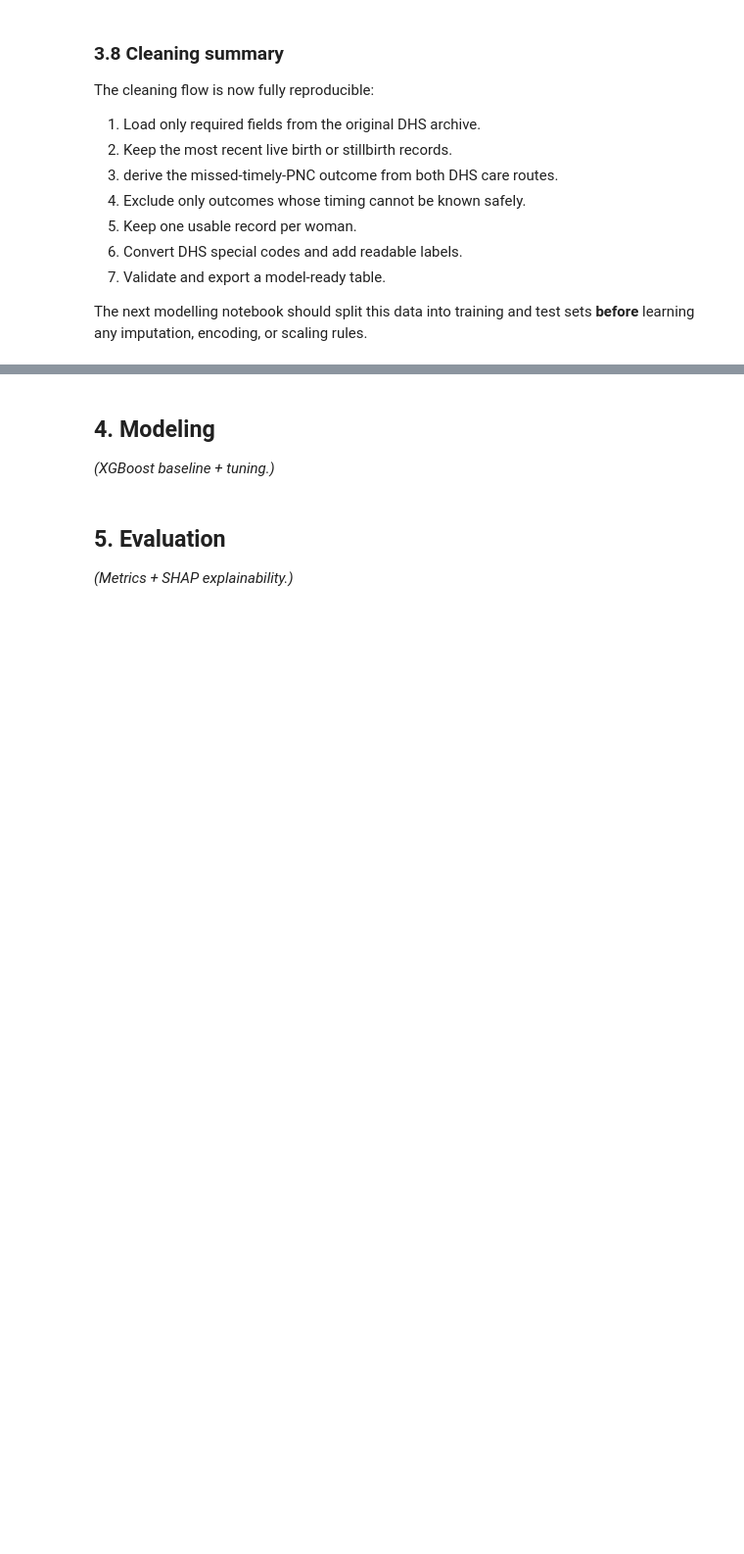
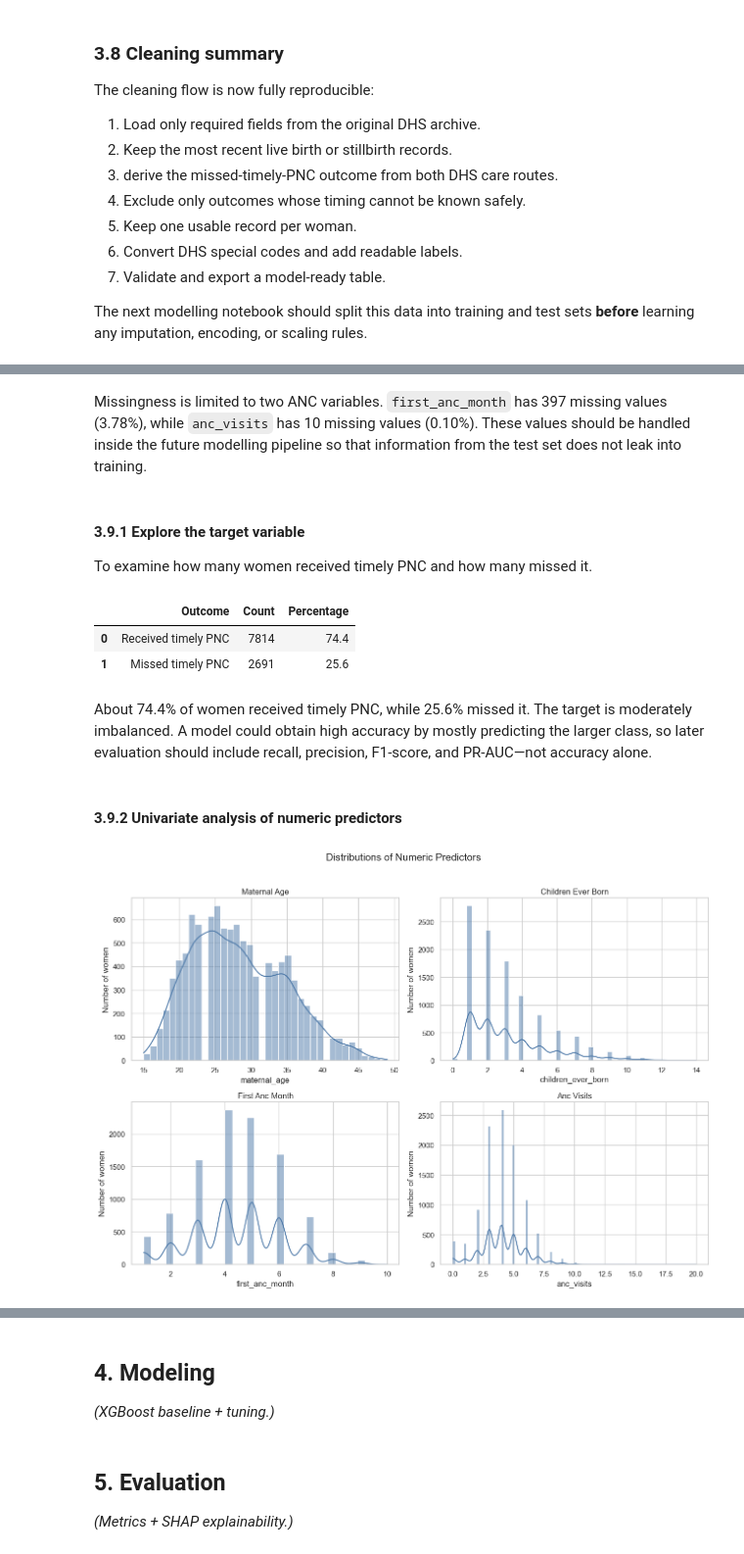
Before and after one commit to dr-baridiminer/Maternal_Health_PNC_Risk_Stratification_Capstone, a Jupyter notebook: notebooks/00_full_project.ipynb, the cells around one changed output, grey strips where cells are left out. Shown at 98% size. Saved outputs shown, nothing was run; the diff lists cells and outputs as text; code cells hidden in the pictures; blank space fills up the shorter version.

Commit message:
Integrate EDA into CRISP-DM project notebook

```diff
--- a/notebooks/00_full_project.ipynb
+++ b/notebooks/00_full_project.ipynb
@@ -748,0 +844,30 @@ The next modelling notebook should split this data into training and test sets *
+# %%
+# understand the data types of the columns
+print("Data types of the columns:")
+numeric_columns = [
+    "maternal_age",
+    "children_ever_born",
+    "first_anc_month",
+    "anc_visits",
+]
+
+categorical_columns = [
+    "pregnancy_outcome",
+    "county_name",
+    "residence",
+    "education_level",
+    "wealth_quintile",
+    "marital_status",
+    "currently_working",
+    "pregnancy_intention",
+    "delivery_place",
+    "caesarean_delivery",
+]
+
+analysis_only_columns = ["cluster_id", "sample_weight", "county_code"]
+
+print("Numeric predictors:", numeric_columns)
+print("Categorical predictors:", categorical_columns)
+print("Analysis-only columns:", analysis_only_columns)
+
+display(eda_df[numeric_columns].describe().T)
@@ -748,0 +888,40 @@ The next modelling notebook should split this data into training and test sets *
+# %% [markdown]
+
+
+Missingness is limited to two ANC variables. `first_anc_month` has 397 missing values (3.78%), while `anc_visits` has 10 missing values (0.10%). These values should be handled inside the future modelling pipeline so that information from the test set does not leak into training.
+# %% [markdown]
+#### 3.9.1 Explore the target variable
+
+To examine how many women received timely PNC and how many missed it.
+# %%
+# Summary of the target variable
+target_summary = eda_df[TARGET].value_counts().sort_index().reset_index()
+target_summary.columns = [TARGET, "Count"]
+target_summary["Outcome"] = target_summary[TARGET].map(target_labels)
+target_summary["Percentage"] = (target_summary["Count"] / len(eda_df) * 100).round(1)
+
+display(target_summary[["Outcome", "Count", "Percentage"]])
+# %% [output]
+|  | Outcome | Count | Percentage |
+| 0 | Received timely PNC | 7814 | 74.4 |
+| 1 | Missed timely PNC | 2691 | 25.6 |
+# %% [markdown]
+
+
+About 74.4% of women received timely PNC, while 25.6% missed it. The target is moderately imbalanced. A model could obtain high accuracy by mostly predicting the larger class, so later evaluation should include recall, precision, F1-score, and PR-AUC—not accuracy alone.
+# %% [markdown]
+#### 3.9.2 Univariate analysis of numeric predictors
+# %%
+#numeric predictors distribution plots
+fig, axes = plt.subplots(2, 2, figsize=(13, 9))
+
+for column, axis in zip(numeric_columns, axes.flatten()):
+    sns.histplot(data=eda_df, x=column, bins="auto", kde=True, ax=axis, color="#4C78A8")
+    axis.set_title(column.replace("_", " ").title())
+    axis.set_ylabel("Number of women")
+
+plt.suptitle("Distributions of Numeric Predictors", fontsize=15, y=1.02)
+plt.tight_layout()
+plt.show()
+# %% [output]
+[figure, added]
```
Also changed, not shown: parts of 44 cells of this notebook.
